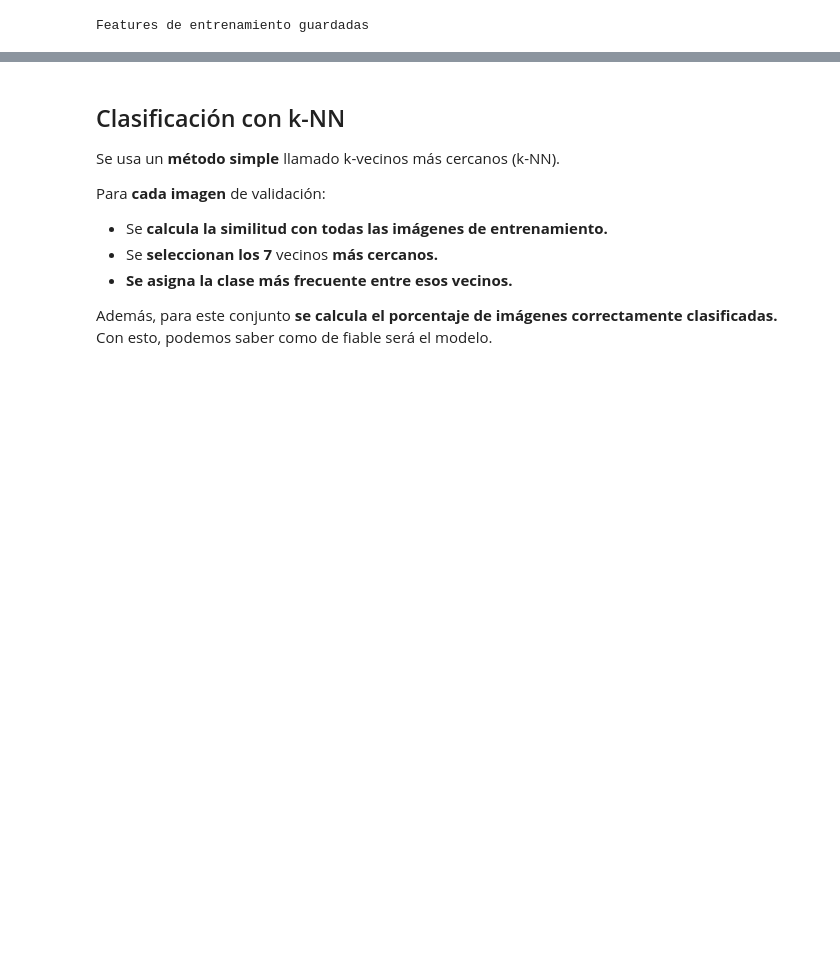
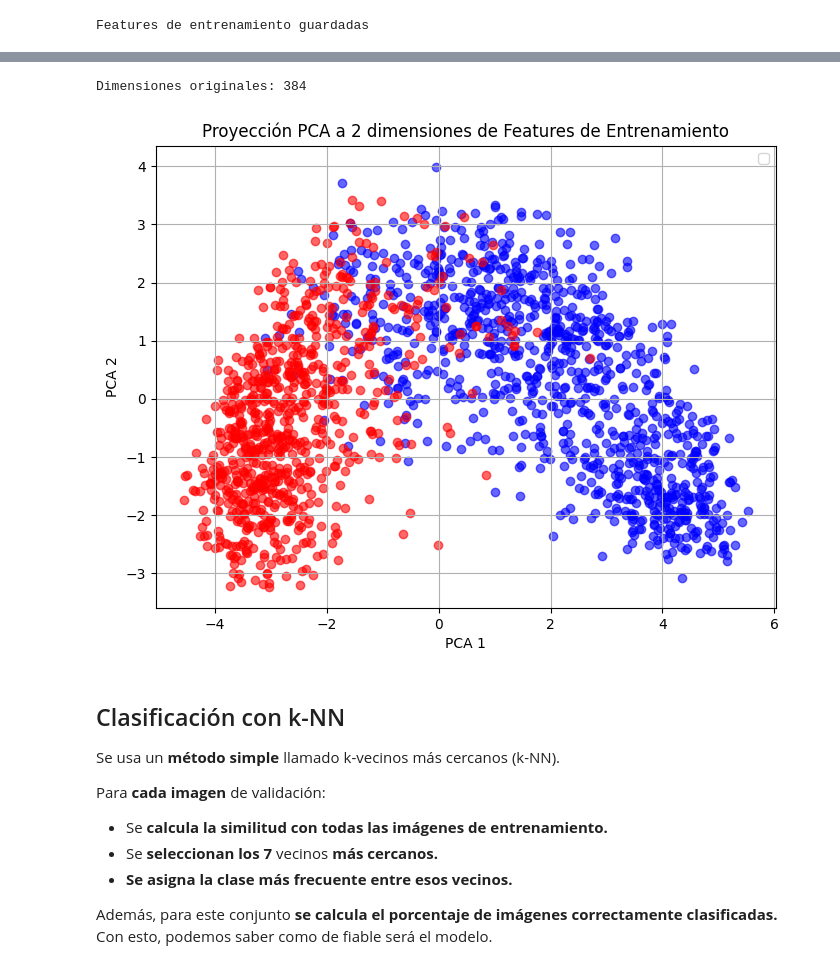
Before and after one commit to NikoConn/EBHI-tests, a Jupyter notebook: ebhi.ipynb, the cells around one changed output, grey strips where cells are left out. Drawn from its saved outputs; the diff is of its cells as text; code cells hidden in the pictures; blank space fills up the shorter version.

```diff
--- a/ebhi.ipynb
+++ b/ebhi.ipynb
@@ -166,3 +173,38 @@ Features de entrenamiento guardadas
+# %%
+import torch
+from sklearn.decomposition import PCA
+import matplotlib.pyplot as plt
+
+# Cargar las features y labels guardadas
+train_features = torch.load("train_features.pt")
+train_labels = torch.load("train_labels.pt")
+
+# Convertir a numpy para sklearn
+X = train_features.numpy()
+y = train_labels.numpy()
+
+print(f'Dimensiones originales: {X.shape[1]}')
+
+# Aplicar PCA para reducir a 2 dimensiones
+pca = PCA(n_components=2)
+X_pca = pca.fit_transform(X)
+
+# Plotear
+plt.figure(figsize=(8,6))
+colors = ['blue', 'red']  # Cambia o añade colores si tienes más clases
+
+for i, color in enumerate(colors):
+    plt.scatter(X_pca[y==i, 0], X_pca[y==i, 1], c=color, alpha=0.6)
+
+plt.xlabel('PCA 1')
+plt.ylabel('PCA 2')
+plt.title('Proyección PCA a 2 dimensiones de Features de Entrenamiento')
+plt.legend()
+plt.grid(True)
+plt.show()
+# %% [output]
+Dimensiones originales: 384
+[figure, added]
 # %% [markdown]
 ## Clasificación con k-NN
 
```
Also changed, not shown: parts of 4 cells of this notebook, 1 other file.
